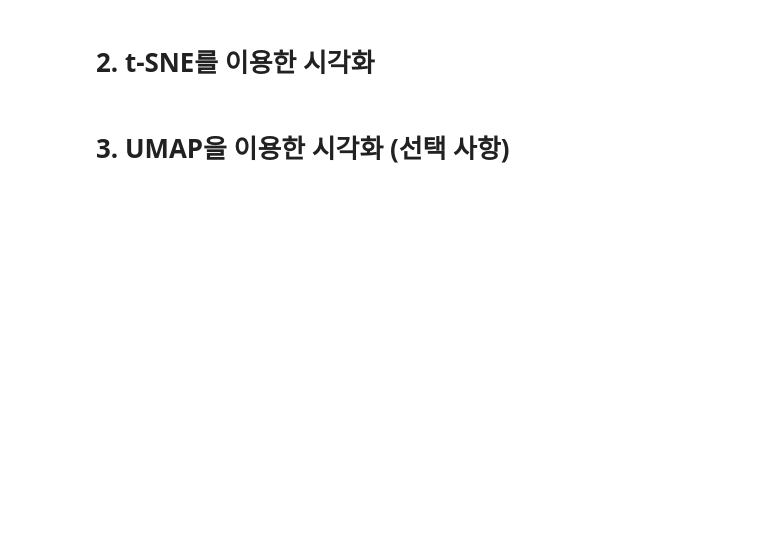
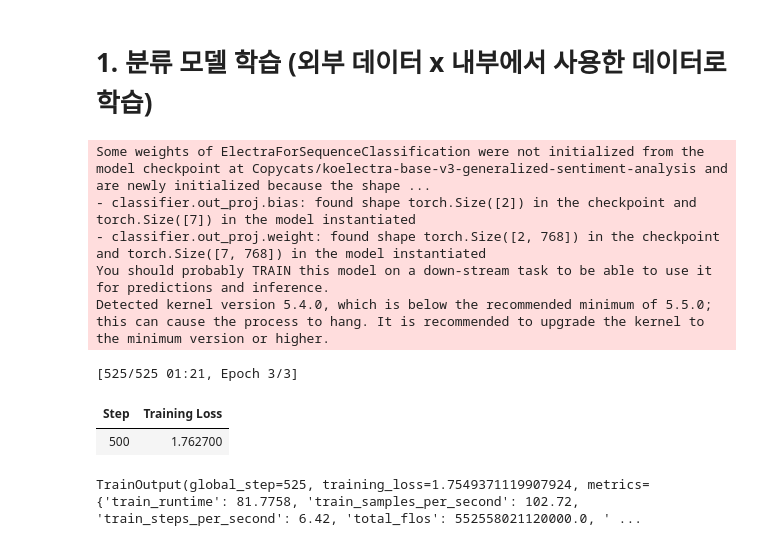
Before and after one commit to boostcampaitech7/level2-nlp-datacentric-nlp-01, a Jupyter notebook: src/EDA/cluster_viz_data.ipynb, the cells around one changed output. Saved outputs shown, nothing was run; the diff lists cells and outputs as text; code cells hidden in the pictures; blank space fills up the shorter version.

```diff
--- a/src/EDA/cluster_viz_data.ipynb
+++ b/src/EDA/cluster_viz_data.ipynb
@@ -22,2 +0,0 @@ sentence_vectors = encode_sentences(cleaned_df['text'].tolist())
-# %% [markdown]
-# 2. t-SNE를 이용한 시각화
@@ -41,2 +0,0 @@ plt.show()
-# %% [markdown]
-# 3. UMAP을 이용한 시각화 (선택 사항)
@@ -58,0 +1,70 @@ plt.show()
+# %% [markdown]
+# 1. 분류 모델 학습 (외부 데이터 x 내부에서 사용한 데이터로 학습)
+# %%
+import torch
+from transformers import AutoTokenizer, AutoModelForSequenceClassification, Trainer, TrainingArguments
+from torch.utils.data import Dataset, DataLoader
+import pandas as pd
+from sklearn.manifold import TSNE
+import matplotlib.pyplot as plt
+import seaborn as sns
+
+# 1. 모델 불러오기
+model_path = "Copycats/koelectra-base-v3-generalized-sentiment-analysis"
+num_labels = 7
+
+# 모델과 토크나이저 로드
+tokenizer = AutoTokenizer.from_pretrained(model_path)
+model = AutoModelForSequenceClassification.from_pretrained(model_path, num_labels=num_labels, ignore_mismatched_sizes=True)
+
+# 2. 데이터셋 정의
+class CustomDataset(Dataset):
+    def __init__(self, dataframe, tokenizer, max_len=128):
+        self.texts = dataframe['text'].astype(str).fillna('').tolist()
+        self.labels = dataframe['target'].tolist()
+        self.tokenizer = tokenizer
+        self.max_len = max_len
+
+    def __len__(self):
+        return len(self.texts)
+
+    def __getitem__(self, idx):
+        text = self.texts[idx]
+        label = self.labels[idx]
+        inputs = self.tokenizer(text, truncation=True, padding='max_length', max_length=self.max_len, return_tensors='pt')
+        inputs = {key: val.squeeze(0) for key, val in inputs.items()}  # 배치 크기 제거
+        inputs['labels'] = torch.tensor(label, dtype=torch.long)
+        return inputs
+
+# CSV 데이터 로드
+data_path = '/data/ephemeral/home/hsk/level2-nlp-datacentric-nlp-01/data/processed_data/noise_delete.csv'
+df = pd.read_csv(data_path)
+dataset = CustomDataset(df, tokenizer)
+
+# 3. Trainer 설정
+training_args = TrainingArguments(
+    output_dir='./results',
+    num_train_epochs=3,
+    per_device_train_batch_size=16,
+    save_steps=500,
+    save_total_limit=2,
+)
+
+trainer = Trainer(
+    model=model,
+    args=training_args,
+    train_dataset=dataset
+)
+
+# 학습
+trainer.train()
+# %% [output]
+Some weights of ElectraForSequenceClassification were not initialized from the model checkpoint at Copycats/koelectra-base-v3-generalized-sentiment-analysis and are newly initialized because the shape ...
+- classifier.out_proj.bias: found shape torch.Size([2]) in the checkpoint and torch.Size([7]) in the model instantiated
+- classifier.out_proj.weight: found shape torch.Size([2, 768]) in the checkpoint and torch.Size([7, 768]) in the model instantiated
+You should probably TRAIN this model on a down-stream task to be able to use it for predictions and inference.
+Detected kernel version 5.4.0, which is below the recommended minimum of 5.5.0; this can cause the process to hang. It is recommended to upgrade the kernel to the minimum version or higher.
+[525/525 01:21, Epoch 3/3]
+| Step | Training Loss |
+| 500 | 1.762700 |
+TrainOutput(global_step=525, training_loss=1.7549371119907924, metrics={'train_runtime': 81.7758, 'train_samples_per_second': 102.72, 'train_steps_per_second': 6.42, 'total_flos': 552558021120000.0, ' ...
```
Also changed, not shown: parts of 8 cells of this notebook, 3 other files.
